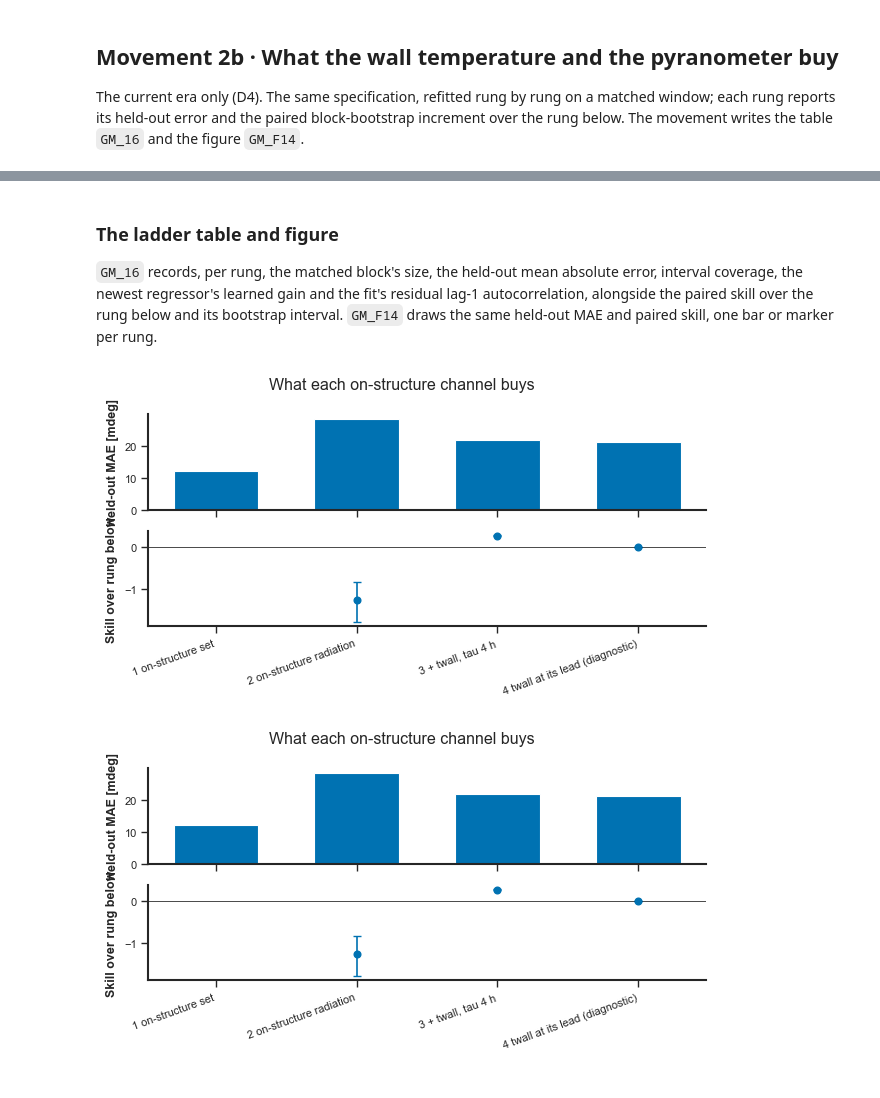
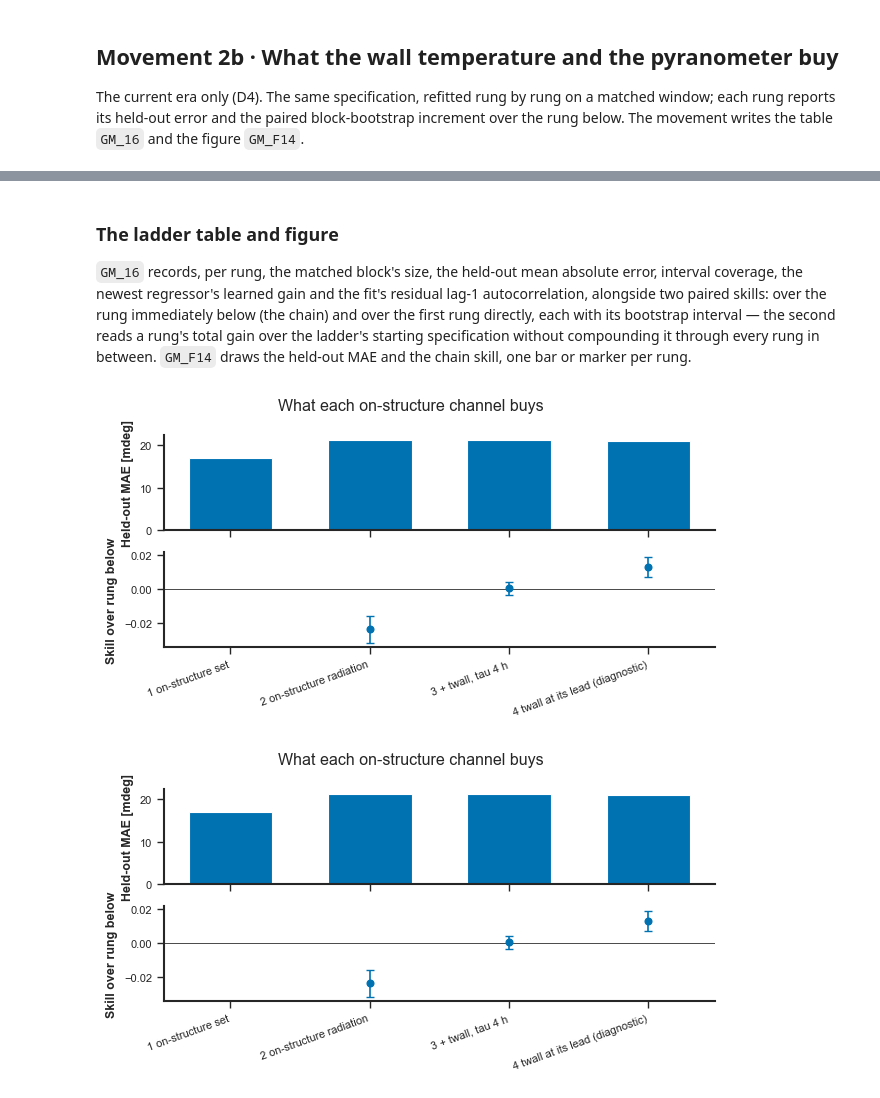
Before and after one commit to eugeniomoreira-iaud/neuralprophet-shm, a Jupyter notebook: studies/05_greybox_monitoring/greybox_monitoring_study.ipynb, the cells around one changed output, grey strips where cells are left out. Drawn from its saved outputs; the diff is of its cells as text; code cells hidden in the pictures.

```diff
--- a/studies/05_greybox_monitoring/greybox_monitoring_study.ipynb
+++ b/studies/05_greybox_monitoring/greybox_monitoring_study.ipynb
@@ -546,12 +555,14 @@ TWALL_LEAD_H = -2
 LADDER_BOOTSTRAP_BLOCK_HOURS = 24
 LADDER_BOOTSTRAP_REPETITIONS = 2000
 LADDER_N_CHANGEPOINTS = max(2, N_CHANGEPOINTS // 3)
+LADDER_MATCHED_GATE = ['sr_wall', 'twall_tau', 'twall_lead']
 LADDER_RUNGS = [
-    ('1 on-structure set', ['tair_str', 'rh_str', 'sr_gs'], None),
-    ('2 on-structure radiation', ['tair_str', 'rh_str', 'sr_wall'], 'sr_wall'),
-    ('3 + twall, tau 4 h', ['tair_str', 'rh_str', 'sr_wall', 'twall_tau'], 'twall_tau'),
+    ('1 on-structure set', ['tair_str', 'rh_str', 'sr_gs'], LADDER_MATCHED_GATE),
+    ('2 on-structure radiation', ['tair_str', 'rh_str', 'sr_wall'], LADDER_MATCHED_GATE),
+    ('3 + twall, tau 4 h', ['tair_str', 'rh_str', 'sr_wall', 'twall_tau'],
+     LADDER_MATCHED_GATE),
     ('4 twall at its lead (diagnostic)',
-     ['tair_str', 'rh_str', 'sr_wall', 'twall_lead'], 'twall_lead'),
+     ['tair_str', 'rh_str', 'sr_wall', 'twall_lead'], LADDER_MATCHED_GATE),
 ]
 # %% [markdown]
 ## Parameters · Monitor
@@ -1411,18 +1426,22 @@ INFO - (NP.df_utils.return_df_in_original_format) - Returning df with no ID colu
 
 `GM_16` records, per rung, the matched block's size, the held-out mean
 absolute error, interval coverage, the newest regressor's learned gain
-and the fit's residual lag-1 autocorrelation, alongside the paired skill
-over the rung below and its bootstrap interval. `GM_F14` draws the same
-held-out MAE and paired skill, one bar or marker per rung.
+and the fit's residual lag-1 autocorrelation, alongside two paired
+skills: over the rung immediately below (the chain) and over the first
+rung directly, each with its bootstrap interval — the second reads a
+rung's total gain over the ladder's starting specification without
+compounding it through every rung in between. `GM_F14` draws the
+held-out MAE and the chain skill, one bar or marker per rung.
 # %%
 ladder.to_csv(OUTPUT_DIR / 'GM_16_current_era_ladder.csv', index=False)
 tables.write_table(ladder, str(OUTPUT_DIR / 'GM_16_body.tex'),
                    [('rung', tables.texttt), ('rows', ',d'), ('mae_val', '.2f'),
                     ('skill', '.3f'), ('skill_q05', '.3f'), ('skill_q95', '.3f'),
-                    ('coverage', tables.percent), ('gain_last', '.3f'),
-                    ('residual_r1', '.3f')])
+                    ('skill_vs_first', '.3f'), ('skill_vs_first_q05', '.3f'),
+                    ('skill_vs_first_q95', '.3f'), ('coverage', tables.percent),
+                    ('gain_last', '.3f'), ('residual_r1', '.3f')])
 figures.plot_ladder(ladder, title='What each on-structure channel buys',
                     save_path=str(OUTPUT_DIR), filename='GM_F14_ladder')
 # %% [output]
-[figure, old version]
+[figure, new version]
-[figure, old version]
+[figure, new version]
```
Also changed, not shown: parts of 3 cells of this notebook, 3 other files.
